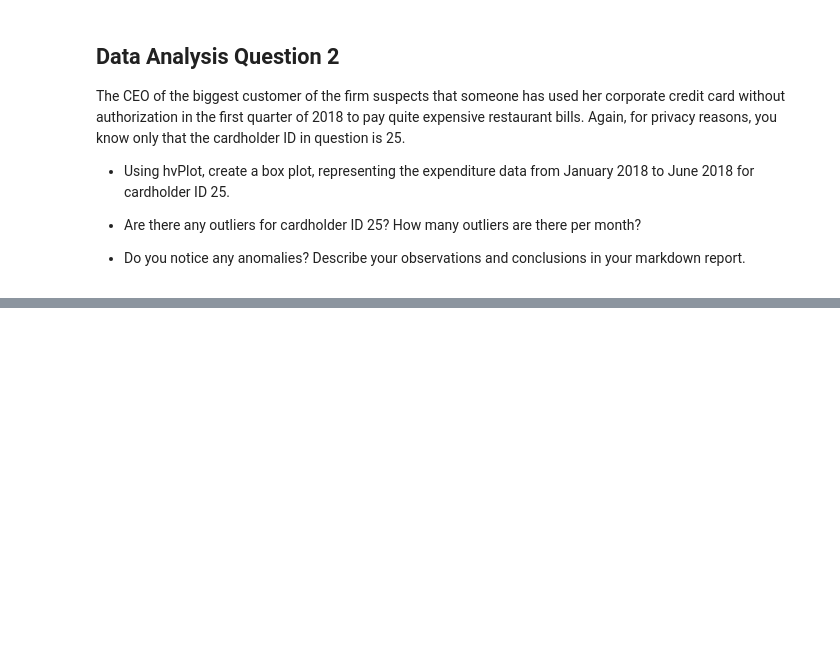
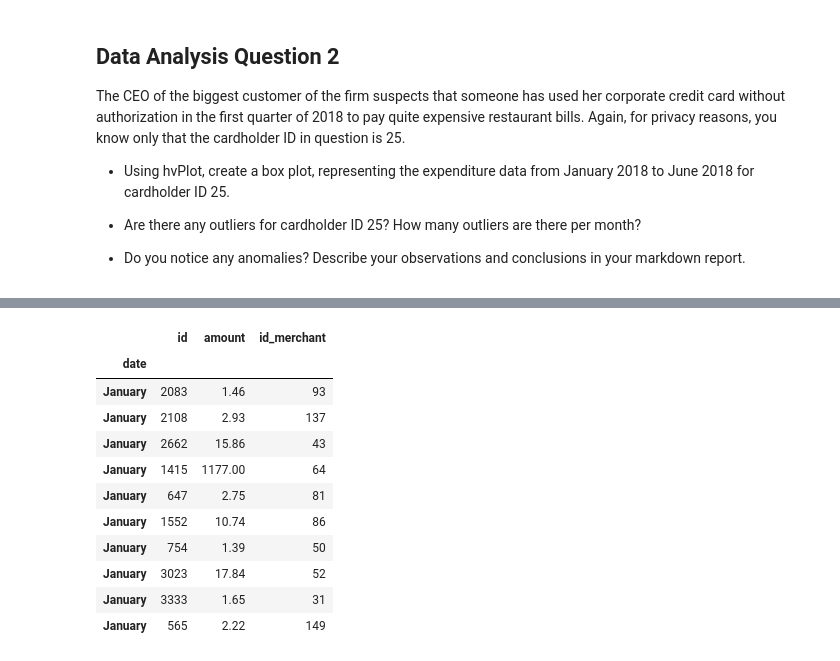
Before and after one commit to MontgomeryG/python-homework, a Jupyter notebook: Module 7 Challenge/Starter_Files/visual_data_analysis.ipynb, the cells around one changed output, grey strips where cells are left out. Cells and saved outputs as stored; diff of their text form; code cells hidden in the pictures; blank space fills up the shorter version.

```diff
--- a/Module 7 Challenge/Starter_Files/visual_data_analysis.ipynb
+++ b/Module 7 Challenge/Starter_Files/visual_data_analysis.ipynb
@@ -328,0 +430,16 @@ query = """
+# %%
+selected_rows = cardholder_25_transactions[cardholder_25_transactions.index == 'January']
+selected_rows
+# %% [output]
+|  | id | amount | id_merchant |
+| date |  |  |  |
+| January | 2083 | 1.46 | 93 |
+| January | 2108 | 2.93 | 137 |
+| January | 2662 | 15.86 | 43 |
+| January | 1415 | 1177.00 | 64 |
+| January | 647 | 2.75 | 81 |
+| January | 1552 | 10.74 | 86 |
+| January | 754 | 1.39 | 50 |
+| January | 3023 | 17.84 | 52 |
+| January | 3333 | 1.65 | 31 |
+| January | 565 | 2.22 | 149 |
```
Also changed, not shown: parts of 9 cells of this notebook.
